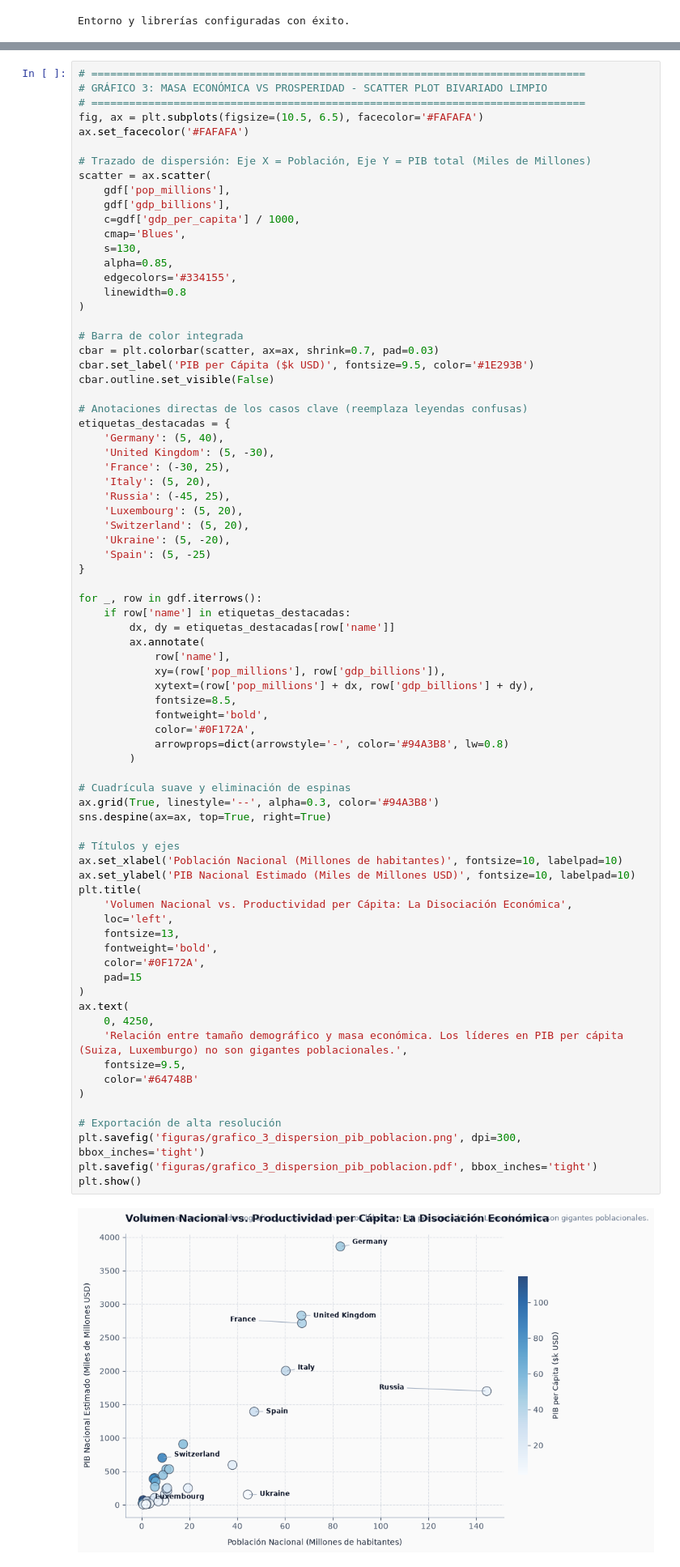
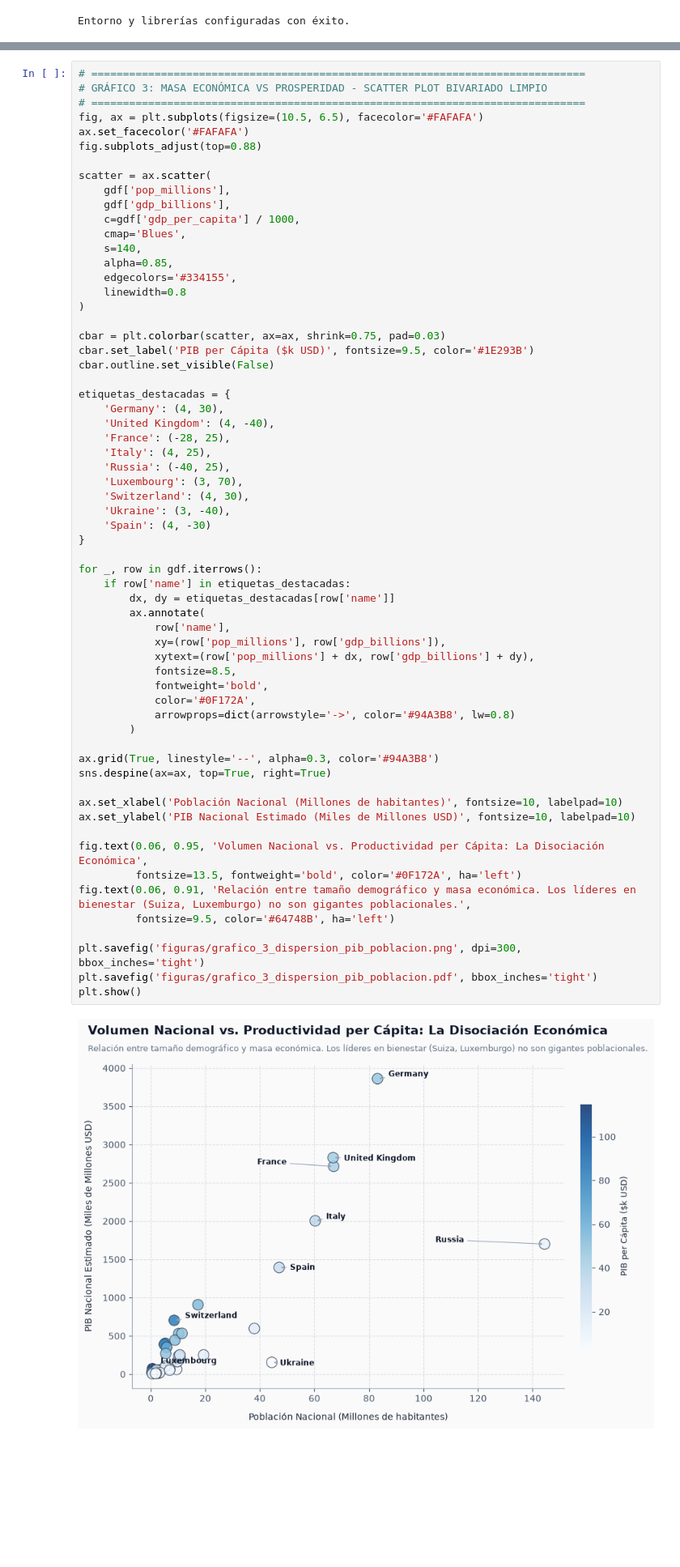
Before and after one commit to javifc67/VAD, a Jupyter notebook: DemoDay1/analisis_socioeconomico_europa.ipynb, the cells around one changed output, grey strips where cells are left out. Shown at 81% size. Cells and saved outputs as stored; diff of their text form; blank space fills up the shorter version.

```diff
--- a/DemoDay1/analisis_socioeconomico_europa.ipynb
+++ b/DemoDay1/analisis_socioeconomico_europa.ipynb
@@ -249,78 +211,64 @@ plt.show()
 # ==============================================================================
 fig, ax = plt.subplots(figsize=(10.5, 6.5), facecolor='#FAFAFA')
 ax.set_facecolor('#FAFAFA')
+fig.subplots_adjust(top=0.88)
 
-# Trazado de dispersión: Eje X = Población, Eje Y = PIB total (Miles de Millones)
 scatter = ax.scatter(
     gdf['pop_millions'],
     gdf['gdp_billions'],
     c=gdf['gdp_per_capita'] / 1000,
     cmap='Blues',
-    s=130,
+    s=140,
     alpha=0.85,
     edgecolors='#334155',
     linewidth=0.8
 )
 
-# Barra de color integrada
-cbar = plt.colorbar(scatter, ax=ax, shrink=0.7, pad=0.03)
+cbar = plt.colorbar(scatter, ax=ax, shrink=0.75, pad=0.03)
 cbar.set_label('PIB per Cápita ($k USD)', fontsize=9.5, color='#1E293B')
 cbar.outline.set_visible(False)
 
-# Anotaciones directas de los casos clave (reemplaza leyendas confusas)
 etiquetas_destacadas = {
-    'Germany': (5, 40),
-    'United Kingdom': (5, -30),
-    'France': (-30, 25),
-    'Italy': (5, 20),
-    'Russia': (-45, 25),
-    'Luxembourg': (5, 20),
-    'Switzerland': (5, 20),
-    'Ukraine': (5, -20),
-    'Spain': (5, -25)
+    'Germany': (4, 30),
+    'United Kingdom': (4, -40),
+    'France': (-28, 25),
+    'Italy': (4, 25),
+    'Russia': (-40, 25),
+    'Luxembourg': (3, 70),
+    'Switzerland': (4, 30),
+    'Ukraine': (3, -40),
+    'Spain': (4, -30)
 }
 
 for _, row in gdf.iterrows():
     if row['name'] in etiquetas_destacadas:
         dx, dy = etiquetas_destacadas[row['name']]
         ax.annotate(
             row['name'],
             xy=(row['pop_millions'], row['gdp_billions']),
             xytext=(row['pop_millions'] + dx, row['gdp_billions'] + dy),
             fontsize=8.5,
             fontweight='bold',
             color='#0F172A',
-            arrowprops=dict(arrowstyle='-', color='#94A3B8', lw=0.8)
+            arrowprops=dict(arrowstyle='->', color='#94A3B8', lw=0.8)
         )
 
-# Cuadrícula suave y eliminación de espinas
 ax.grid(True, linestyle='--', alpha=0.3, color='#94A3B8')
 sns.despine(ax=ax, top=True, right=True)
 
-# Títulos y ejes
 ax.set_xlabel('Población Nacional (Millones de habitantes)', fontsize=10, labelpad=10)
 ax.set_ylabel('PIB Nacional Estimado (Miles de Millones USD)', fontsize=10, labelpad=10)
-plt.title(
-    'Volumen Nacional vs. Productividad per Cápita: La Disociación Económica',
-    loc='left',
-    fontsize=13,
-    fontweight='bold',
-    color='#0F172A',
-    pad=15
-)
-ax.text(
-    0, 4250,
-    'Relación entre tamaño demográfico y masa económica. Los líderes en PIB per cápita (Suiza, Luxemburgo) no son gigantes poblacionales.',
-    fontsize=9.5,
-    color='#64748B'
-)
 
-# Exportación de alta resolución
+fig.text(0.06, 0.95, 'Volumen Nacional vs. Productividad per Cápita: La Disociación Económica',
+         fontsize=13.5, fontweight='bold', color='#0F172A', ha='left')
+fig.text(0.06, 0.91, 'Relación entre tamaño demográfico y masa económica. Los líderes en bienestar (Suiza, Luxemburgo) no son gigantes poblacionales.',
+         fontsize=9.5, color='#64748B', ha='left')
+
 plt.savefig('figuras/grafico_3_dispersion_pib_poblacion.png', dpi=300, bbox_inches='tight')
 plt.savefig('figuras/grafico_3_dispersion_pib_poblacion.pdf', bbox_inches='tight')
 plt.show()
 # %% [output]
-[figure, old version]
+[figure, new version]
 # %%
 # ==============================================================================
 # GRÁFICO 4: ASIMETRÍA DISTRIBUTIVA - HISTOGRAMA, KDE Y LA FALACIA DE LA MEDIA
```
Also changed, not shown: parts of 3 cells of this notebook, 9 other files.
